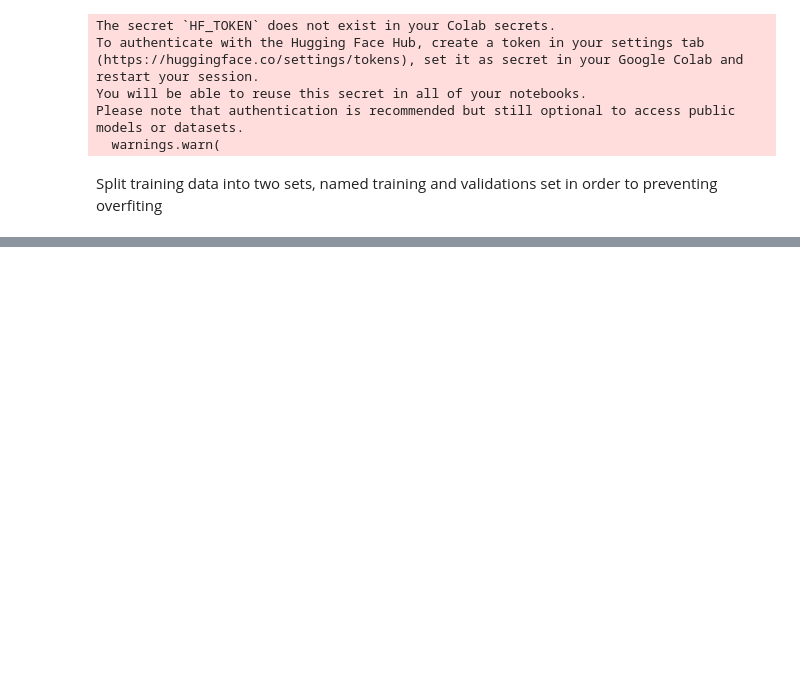
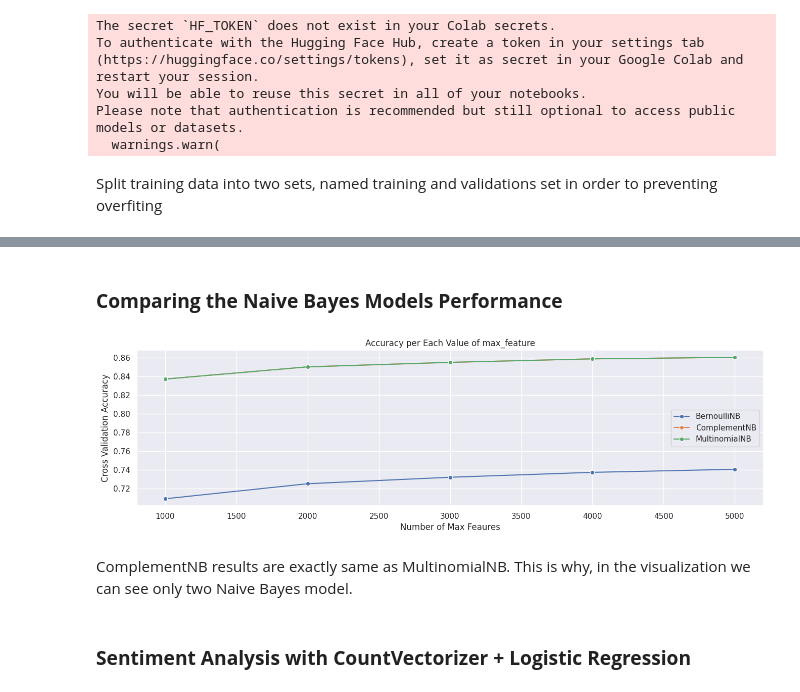
Before and after one commit to Maaz77/YELP_Classification, a Jupyter notebook: Sentiment_Analysis_YELP.ipynb, the cells around one changed output, grey strips where cells are left out. Saved outputs shown, nothing was run; the diff lists cells and outputs as text; code cells hidden in the pictures; blank space fills up the shorter version.

Commit message:
update and add more models

```diff
--- a/Sentiment_Analysis_YELP.ipynb
+++ b/Sentiment_Analysis_YELP.ipynb
@@ -94,3 +103,14 @@ data = DatasetDict()
 data['train'] = train_data
 data['validation'] = validation_data
 data['test'] = test_data
+# %%
+label2id = {'NEG': 0, 'POS': 1}
+id2label = {0: 'NEG', 1: 'POS'}
+# %%
+# Define the mapping function
+def map_labels(example: dict):
+    example['labels'] = [label2id[label] for label in example['label']]
+    return example
+
+data = data.map(map_labels, batched = True)
+data = data.remove_columns(['label'])
@@ -96,0 +152,8 @@ data['test'] = test_data
+# %%
+import pandas as pd
+
+
+df_cv_results_countV = pd.DataFrame(grid_search.cv_results_)[['param_countV__max_features', 'param_nb', 'mean_test_score']]
+df_cv_results_countV['param_nb'] = df_cv_results_countV['param_nb'].astype(str)
+df_cv_results_countV.sort_values(by = ['param_countV__max_features', 'param_nb'], inplace = True)
+df_cv_results_countV
@@ -96,0 +213,36 @@ data['test'] = test_data
+# %% [markdown]
+### **Comparing the Naive Bayes Models Performance**
+# %%
+import seaborn as sns
+import matplotlib.pyplot as plt
+
+
+
+plt.figure(figsize=(16, 4))
+sns.set_theme()
+
+
+for nb in df_cv_results_countV['param_nb'].unique():
+    df_filtered = df_cv_results_countV[
+        (df_cv_results_countV['param_nb'] == nb)
+    ]
+
+    sns.lineplot(
+        df_filtered,
+        x = 'param_countV__max_features',
+        y = 'mean_test_score',
+        label = nb[:-2],
+        marker = 'o'
+    )
+
+plt.title("Accuracy per Each Value of max_feature")
+plt.xlabel("Number of Max Feaures")
+plt.ylabel("Cross Validation Accuracy")
+
+plt.show()
+# %% [output]
+[figure, added]
+# %% [markdown]
+ComplementNB results are exactly same as MultinomialNB. This is why, in the visualization we can see only two Naive Bayes model.
+# %% [markdown]
+### **Sentiment Analysis with CountVectorizer + Logistic Regression**
```
Also changed, not shown: parts of 51 cells of this notebook.
